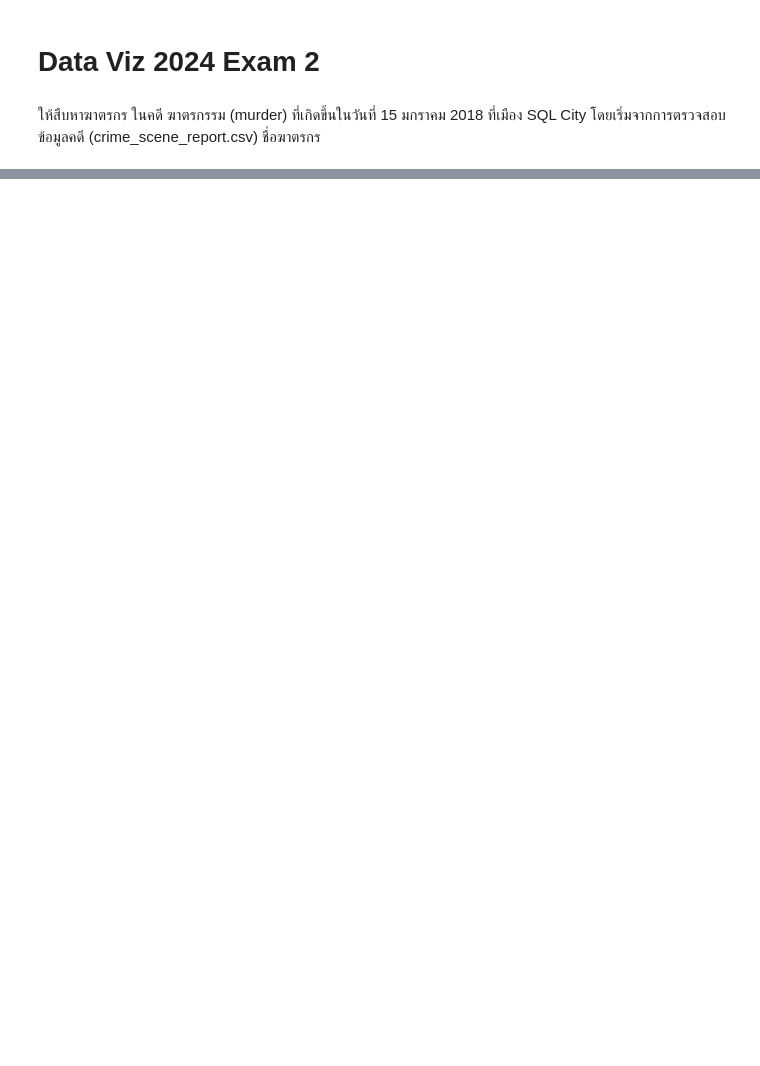
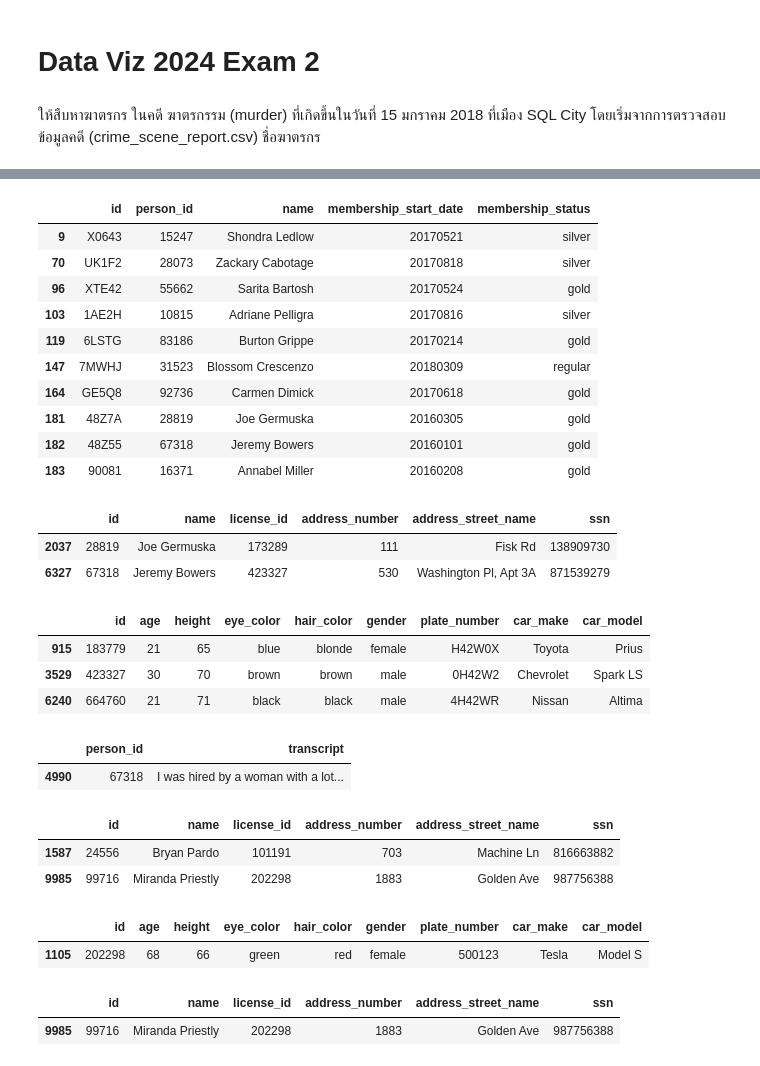
Before and after one commit to Pornwalaifoxall/python_dataviz2024, a Jupyter notebook: Midterm.ipynb, the cells around one changed output, grey strips where cells are left out. Saved outputs shown, nothing was run; the diff lists cells and outputs as text; code cells hidden in the pictures; blank space fills up the shorter version.

```diff
--- a/Midterm.ipynb
+++ b/Midterm.ipynb
@@ -128,0 +219,4 @@ mean_chlo_b_table
+# %%
+ # ดึงข้อมูลการเช็คอินของสมาชิก Get Fit Now ในวันที่ 20180109 ซึ่งเป็นสิ่งที่ได้มาจากการสัมภาษณ์ของพยานคนที่ 2
+get_fit_now_check_in_1 = get_fit_now_check_in[get_fit_now_check_in['check_in_date'] == 20180109]
+get_fit_now_check_in_1
@@ -128,0 +235,73 @@ mean_chlo_b_table
+# %%
+# ดึงข้อมูลสมาชิก Get Fit Now ที่มี membership_id ตรงกับข้อมูลใน get_fit_now_check_in_1
+# ซึ่งเป็นข้อมูลการเช็คอินของสมาชิกในวันที่ 20180109
+get_fit_now_member_1 = get_fit_now_member[get_fit_now_member['id']
+.isin(get_fit_now_check_in_1['membership_id'])]
+get_fit_now_member_1
+# %% [output]
+|  | id | person_id | name | membership_start_date | membership_status |
+| 9 | X0643 | 15247 | Shondra Ledlow | 20170521 | silver |
+| 70 | UK1F2 | 28073 | Zackary Cabotage | 20170818 | silver |
+| 96 | XTE42 | 55662 | Sarita Bartosh | 20170524 | gold |
+| 103 | 1AE2H | 10815 | Adriane Pelligra | 20170816 | silver |
+| 119 | 6LSTG | 83186 | Burton Grippe | 20170214 | gold |
+| 147 | 7MWHJ | 31523 | Blossom Crescenzo | 20180309 | regular |
+| 164 | GE5Q8 | 92736 | Carmen Dimick | 20170618 | gold |
+| 181 | 48Z7A | 28819 | Joe Germuska | 20160305 | gold |
+| 182 | 48Z55 | 67318 | Jeremy Bowers | 20160101 | gold |
+| 183 | 90081 | 16371 | Annabel Miller | 20160208 | gold |
+# %%
+# ดึงข้อมูลของบุคคลที่มี id 28819 กับ 67318 จากตาราง person
+# ดึงข้อมูลของผู้ต้องสงสัย 2 คนที่ได้จากการสืบสวน
+person[(person['id'] == 28819) | (person['id'] == 67318)]
+# %% [output]
+|  | id | name | license_id | address_number | address_street_name | ssn |
+| 2037 | 28819 | Joe Germuska | 173289 | 111 | Fisk Rd | 138909730 |
+| 6327 | 67318 | Jeremy Bowers | 423327 | 530 | Washington Pl, Apt 3A | 871539279 |
+# %%
+# ดึงข้อมูลใบขับขี่ที่มี plate_number ประกอบด้วย 'H42W'
+# ซึ่งได้จากการสัมภาษณ์พยานคนที่ 2 ที่เห็นรถต้องสงสัย
+drivers_license_1 = drivers_license[drivers_license['plate_number'].str.contains('H42W')]
+drivers_license_1
+# %% [output]
+|  | id | age | height | eye_color | hair_color | gender | plate_number | car_make | car_model |
+| 915 | 183779 | 21 | 65 | blue | blonde | female | H42W0X | Toyota | Prius |
+| 3529 | 423327 | 30 | 70 | brown | brown | male | 0H42W2 | Chevrolet | Spark LS |
+| 6240 | 664760 | 21 | 71 | black | black | male | 4H42WR | Nissan | Altima |
+# %%
+# ดึงข้อมูลการสัมภาษณ์ของ Jeremy Bowers จากตาราง interview
+interview_Jeremy_Bowers = interview[(interview['person_id']== 	67318)]
+interview_Jeremy_Bowers
+# %% [output]
+|  | person_id | transcript |
+| 4990 | 67318 | I was hired by a woman with a lot... |
+# %%
+# หาคนที่ไป event_name ชื่อ SQL Symphony Concert 3 ครั้งภายในเดือน ธันวาคม 2017
+facebook_event_checkin_employer = facebook_event_checkin[
+    (facebook_event_checkin['event_name'] == 'SQL Symphony Concert') &
+    (facebook_event_checkin['date'].between(20171201, 20171231))
+]
+concert_counts = facebook_event_checkin_employer.groupby('person_id').size()
+frequent_attendees = concert_counts[concert_counts == 3].index.tolist()
+facebook_event_checkin_3times = person[person['id'].isin(frequent_attendees)]
+facebook_event_checkin_3times
+# %% [output]
+|  | id | name | license_id | address_number | address_street_name | ssn |
+| 1587 | 24556 | Bryan Pardo | 101191 | 703 | Machine Ln | 816663882 |
+| 9985 | 99716 | Miranda Priestly | 202298 | 1883 | Golden Ave | 987756388 |
+# %%
+# ดึงข้อมูลใบขับขี่ของผู้ว่าจ้างที่มี license_id ตรงกับข้อมูลใน facebook_event_checkin_3times
+# ซึ่งเป็นข้อมูลของคนที่ไปงาน SQL Symphony Concert 3 ครั้งในเดือนธันวาคม 2017
+drivers_license_employer = drivers_license[drivers_license['id']
+.isin(facebook_event_checkin_3times['license_id'])]
+drivers_license_employer
+# %% [output]
+|  | id | age | height | eye_color | hair_color | gender | plate_number | car_make | car_model |
+| 1105 | 202298 | 68 | 66 | green | red | female | 500123 | Tesla | Model S |
+# %%
+# กรองข้อมูลของผู้ว่าจ้างเพื่อที่จะดึงข้อมูลเฉพาะแถวที่มี license_id ตรงกับ id ใน drivers_license_employer
+person_employer = person[person['license_id'].isin(drivers_license_employer['id'])]
+person_employer
+# %% [output]
+|  | id | name | license_id | address_number | address_street_name | ssn |
+| 9985 | 99716 | Miranda Priestly | 202298 | 1883 | Golden Ave | 987756388 |
```
Also changed, not shown: parts of 11 cells of this notebook.
